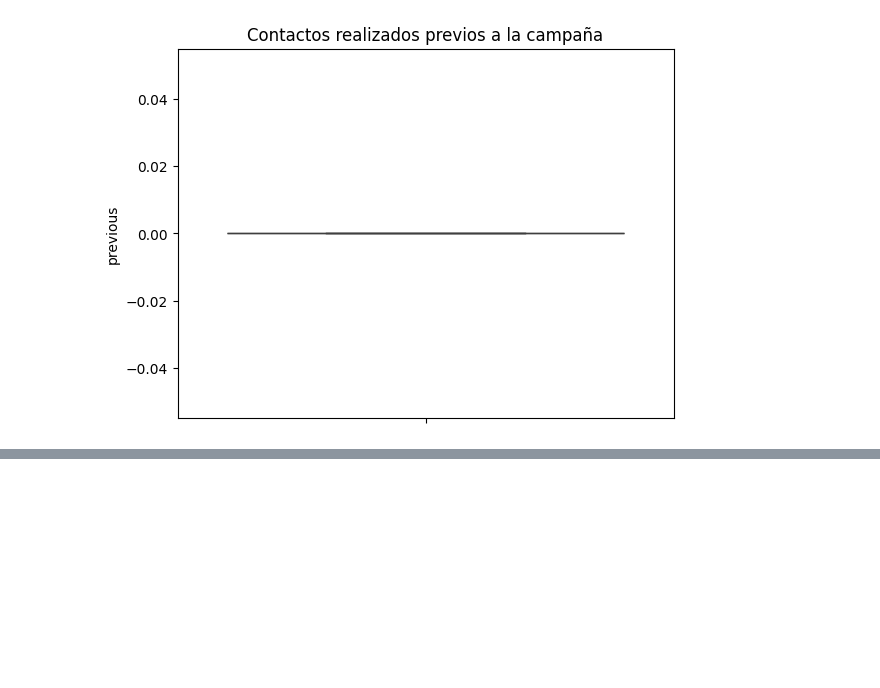
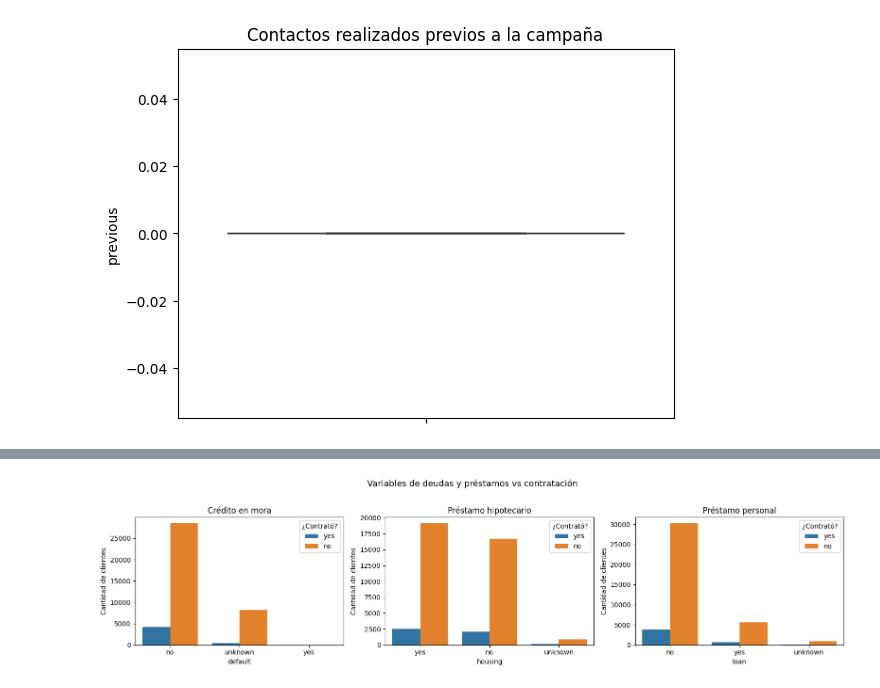
Before and after one commit to juanpabloluceroC/proyecto_campana_marketing, a Jupyter notebook: marketing_santander.ipynb, the cells around one changed output, grey strips where cells are left out. Drawn from its saved outputs; the diff is of its cells as text; code cells hidden in the pictures; blank space fills up the shorter version.

```diff
--- a/marketing_santander.ipynb
+++ b/marketing_santander.ipynb
@@ -346,0 +547,22 @@ plt.show()
+# %%
+# Analizamos las tres variables juntas en una misma figura
+# Esto permite comparar visualmente cuál tiene más impacto
+
+fig, axes = plt.subplots(1, 3, figsize=(16, 4))
+
+variables = ['default', 'housing', 'loan']
+titulos   = ['Crédito en mora', 'Préstamo hipotecario', 'Préstamo personal']
+
+for ax, var, titulo in zip(axes, variables, titulos):
+    # sns.countplot agrupa automáticamente y colorea según 'y'
+    sns.countplot(data=df_rev, x=var, hue='y', ax=ax)
+    ax.set_title(titulo)
+    ax.set_xlabel(var)
+    ax.set_ylabel("Cantidad de clientes")
+    ax.legend(title='¿Contrató?')
+
+plt.suptitle("Variables de deudas y préstamos vs contratación", fontsize=13, y=1.02)
+plt.tight_layout()
+plt.show()
+# %% [output]
+[figure, added]
```
Also changed, not shown: parts of 30 cells of this notebook.
